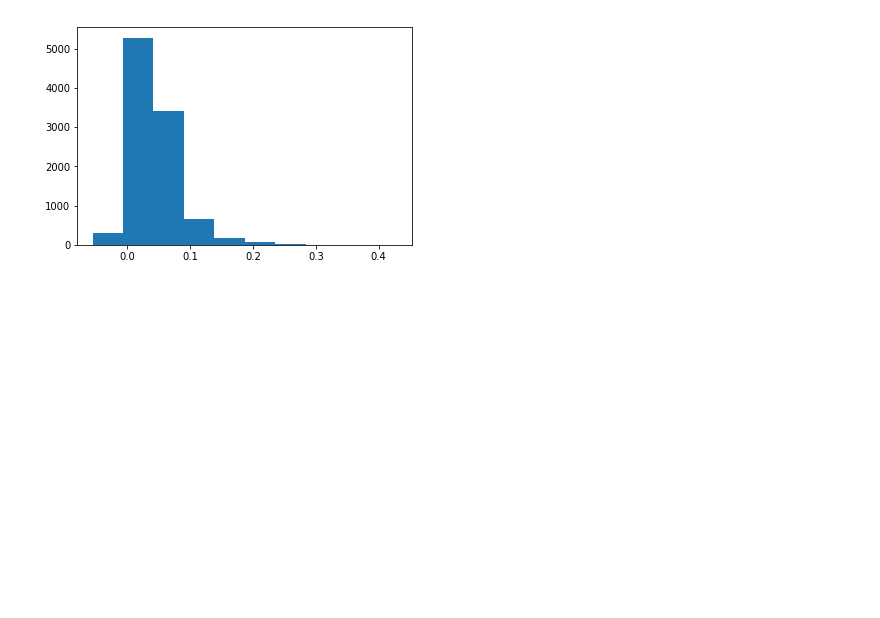
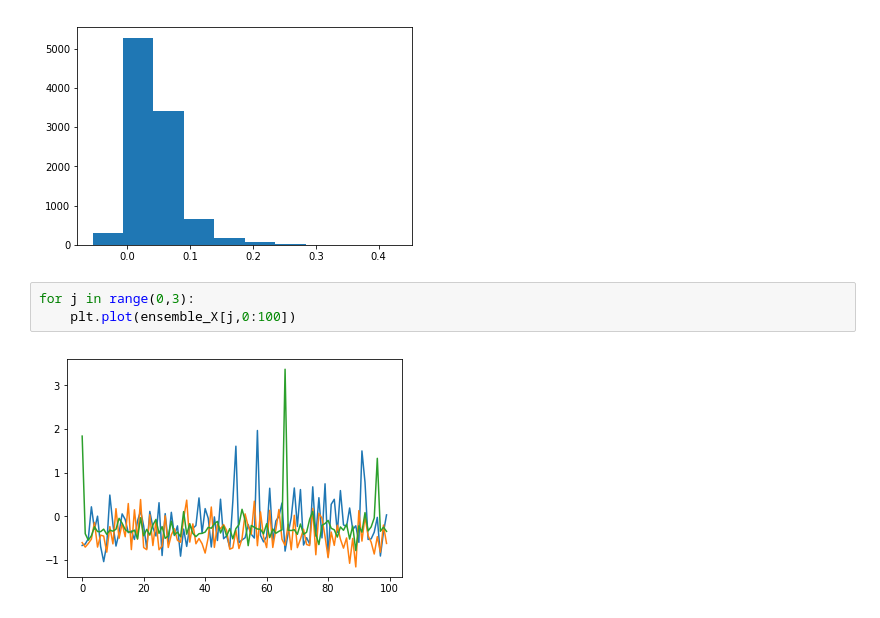
Before and after one commit to MouseLand/EnsemblePursuit, a Jupyter notebook: Visualizations/CorrelationsWithinEnsemble.ipynb, the cells around one changed output. Cells and saved outputs as stored; diff of their text form; blank space fills up the shorter version.

```diff
--- a/Visualizations/CorrelationsWithinEnsemble.ipynb
+++ b/Visualizations/CorrelationsWithinEnsemble.ipynb
@@ -64,3 +64,8 @@ plt.hist(corr_lst)
          0.42892946]),
  <a list of 10 Patch objects>)
 [figure]
+# %%
+for j in range(0,3):
+    plt.plot(ensemble_X[j,0:100])
+# %% [output]
+[figure, added]
```
